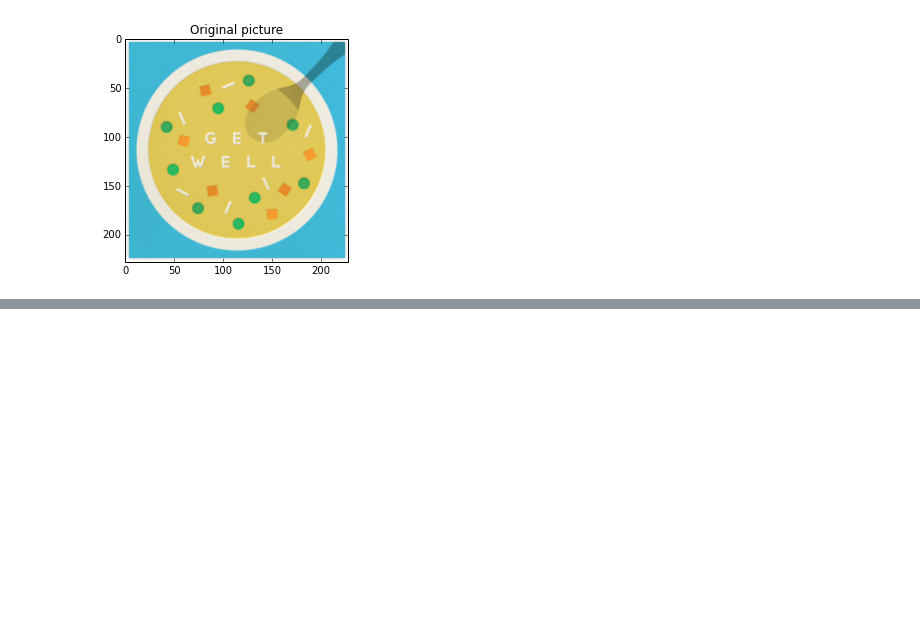
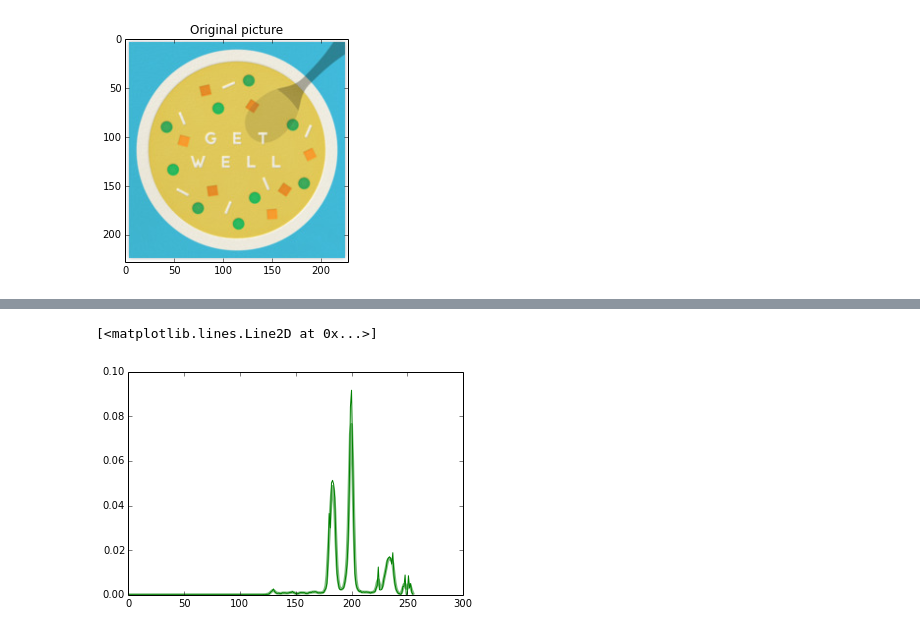
Before and after one commit to dinob0t/pp_class, a Jupyter notebook: color_histograms.ipynb, the cells around one changed output, grey strips where cells are left out. Cells and saved outputs as stored; diff of their text form; code cells hidden in the pictures; blank space fills up the shorter version.

```diff
--- a/color_histograms.ipynb
+++ b/color_histograms.ipynb
@@ -45,0 +70,8 @@ plt.plot(range(0,16), histogram_green,'b')
+# %%
+pdf = kde_sklearn(image_rgb[:,:,1].flatten(), x_grid, bandwidth=1)
+plt.plot(x_grid, pdf, color='green', alpha=0.5, lw=3)
+plt.hold
+plt.plot(x_grid, histogram_green,'g')
+# %% [output]
+[<matplotlib.lines.Line2D at 0x...>]
+[figure, added]
```
Also changed, not shown: parts of 8 cells of this notebook.
